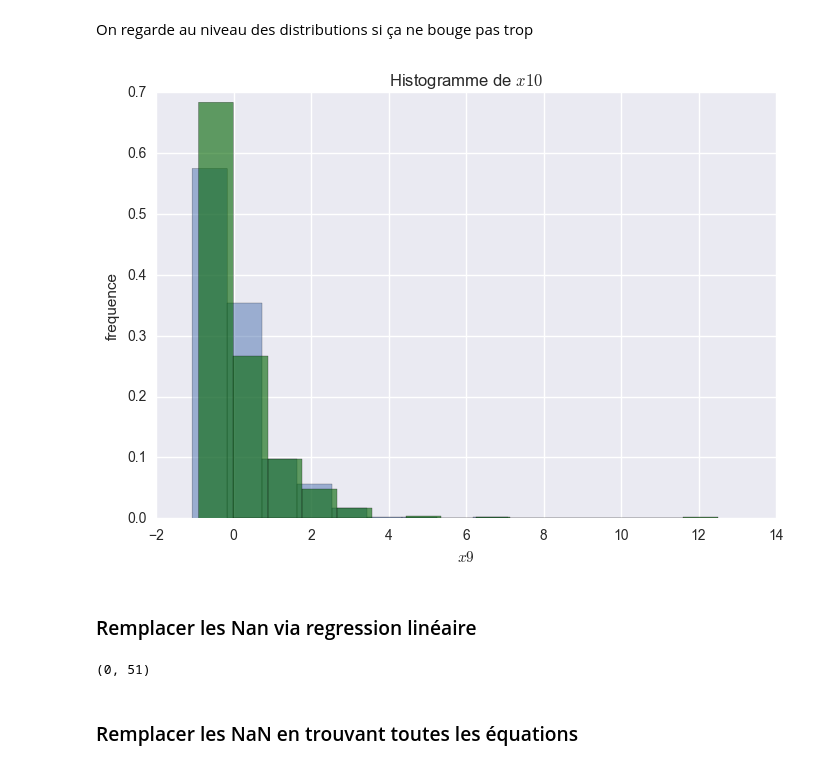
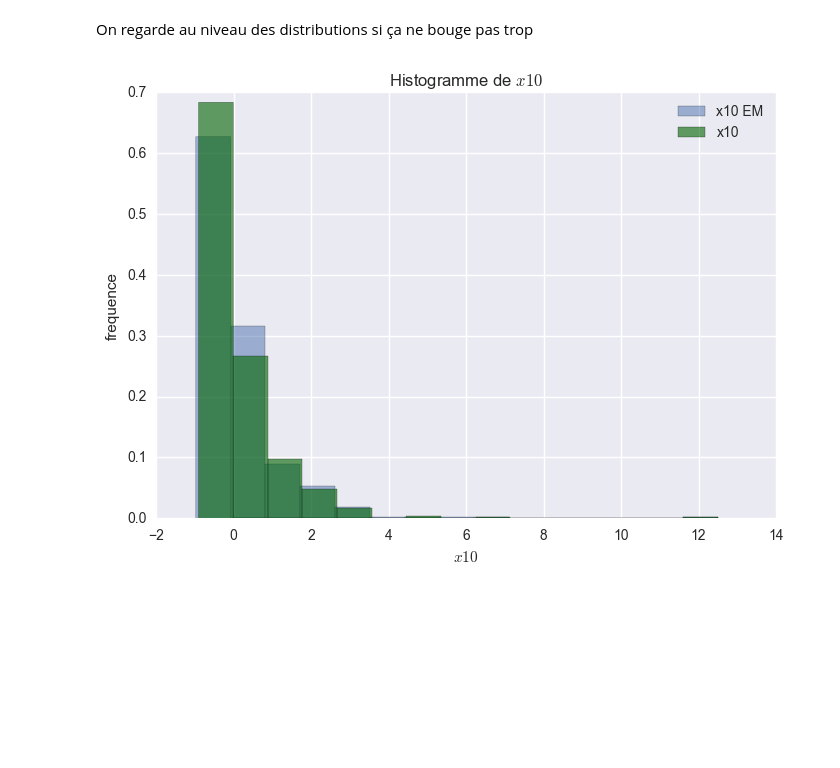
Before and after one commit to bigtdu53/failleIte, a Jupyter notebook: Code/bankrupcy_chanllenge.ipynb, the cells around one changed output. Saved outputs shown, nothing was run; the diff lists cells and outputs as text; code cells hidden in the pictures; blank space fills up the shorter version.

```diff
--- a/Code/bankrupcy_chanllenge.ipynb
+++ b/Code/bankrupcy_chanllenge.ipynb
@@ -624,7 +627,7 @@ plot_GM(x12,'$x12$')
 # %% [markdown]
 C'est beau c'est chaud ça sort du four je suis content. On va remplacer les Nas par ça et voir ce que ça donne.
 # %%
-def fillNa_EM(x,maxK=11):
+def fillNa_EM(x,maxK=11,method='BIC'):
 
     # Compute the non empty vector
     xfull=[x[j] for j in range(len(x)) if not np.isnan(x[j])]
@@ -639,9 +642,10 @@ def fillNa_EM(x,maxK=11):
         models[i] = GaussianMixture(n_components=N[i],init_params='kmeans').fit(X)
 
     # compute the AIC
-    AIC = [m.aic(X) for m in models]
+    #AIC = [m.aic(X) for m in models]
+    BIC = [m.bic(X) for m in models]
 
-    M_best = models[np.argmin(AIC)]
+    M_best = models[np.argmin(BIC)]
 
     # On tire des nombres suivant la distribution fitée de taille de x (pour que la boucle suivante se passe bien)
     na_replacment_values= M_best.sample(len(x))[0]
@@ -654,12 +658,10 @@ On regarde au niveau des distributions si ça ne bouge pas trop
 # %%
 plt.hist(fillNa_EM(train_via_def['x10']),alpha=0.5,normed=True,bins=15)
 plt.hist(x10,bins=15,normed=True,color='darkgreen',alpha=0.6)
 plt.xlabel('$x10$')
 plt.ylabel('frequence')
 plt.title('Histogramme de $x10$')
-plt.legend(['$x10$')
+plt.legend(['x10 EM','x10'])
 plt.show()
 # %% [output]
-[figure, old version]
+[figure, new version]
-# %% [markdown]
-### Remplacer les Nan via regression linéaire
@@ -668,4 +667,0 @@ train_without_nan=train.dropna()
-# %%
-train_without_nan.shape
-# %% [output]
-(0, 51)
@@ -675,2 +667,0 @@ train_nan_replaced_median[50]=train_nan_replaced_median[50]-2011
-# %% [markdown]
-### Remplacer les NaN en trouvant toutes les équations
```
Also changed, not shown: parts of 27 cells of this notebook.
